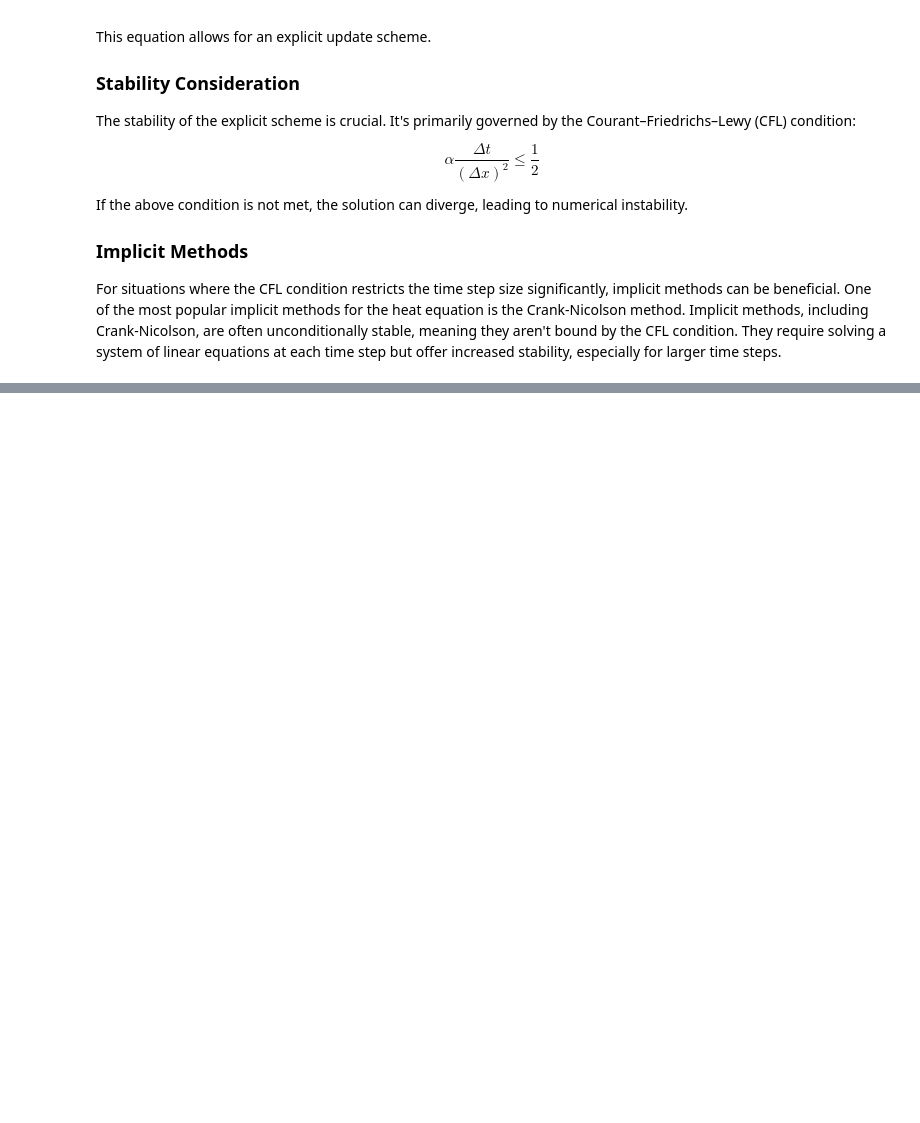
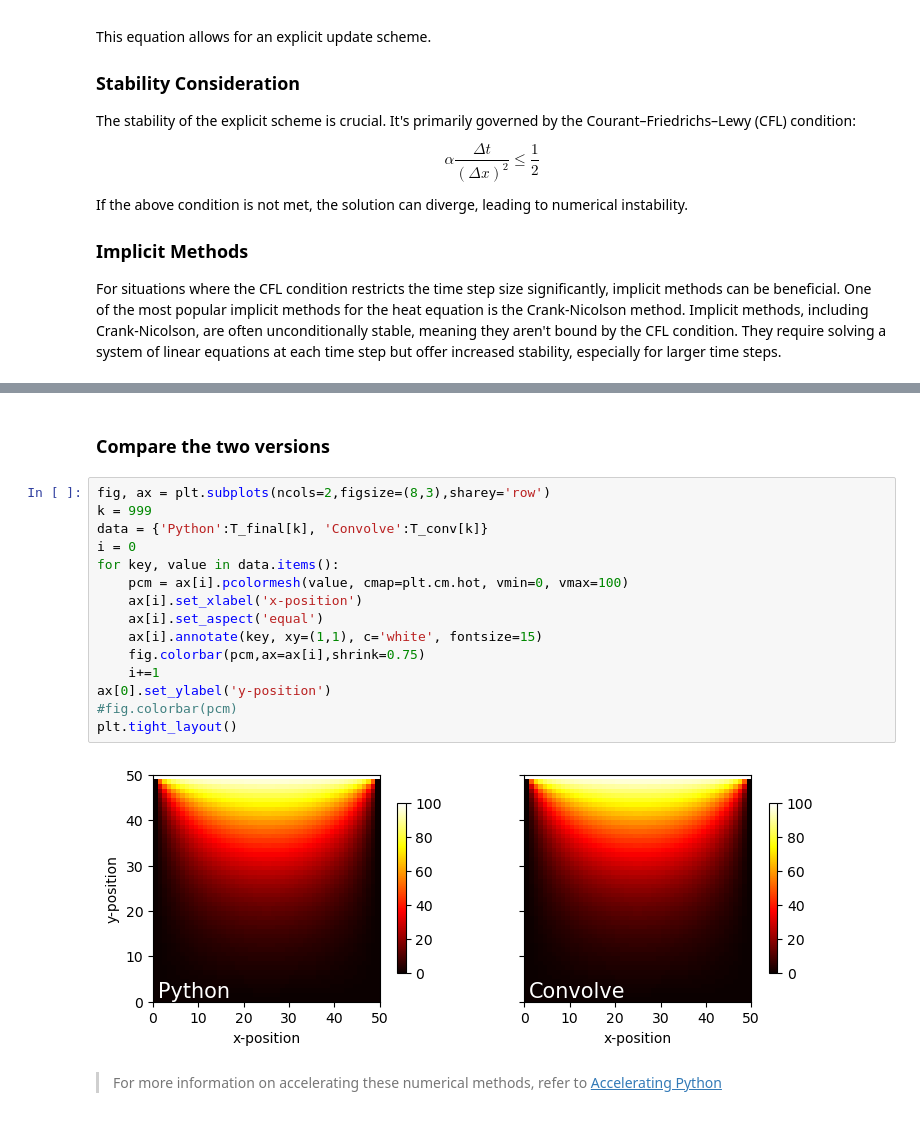
Before and after one commit to kks32-courses/sciml, a Jupyter notebook: _sources/lectures/04-pde-fdm/04-pde-fdm.ipynb, the cells around one changed output, grey strips where cells are left out. Cells and saved outputs as stored; diff of their text form; blank space fills up the shorter version.

```diff
--- a/_sources/lectures/04-pde-fdm/04-pde-fdm.ipynb
+++ b/_sources/lectures/04-pde-fdm/04-pde-fdm.ipynb
@@ -212,0 +410,21 @@ plt.show()
+# %% [markdown]
+### Compare the two versions
+# %%
+fig, ax = plt.subplots(ncols=2,figsize=(8,3),sharey='row')
+k = 999
+data = {'Python':T_final[k], 'Convolve':T_conv[k]}
+i = 0
+for key, value in data.items():
+    pcm = ax[i].pcolormesh(value, cmap=plt.cm.hot, vmin=0, vmax=100)
+    ax[i].set_xlabel('x-position')
+    ax[i].set_aspect('equal')
+    ax[i].annotate(key, xy=(1,1), c='white', fontsize=15)
+    fig.colorbar(pcm,ax=ax[i],shrink=0.75)
+    i+=1
+ax[0].set_ylabel('y-position')
+#fig.colorbar(pcm)
+plt.tight_layout()
+# %% [output]
+[figure, added]
+# %% [markdown]
+> For more information on accelerating these numerical methods, refer to [Accelerating Python](https://kks32-courses.github.io/accelerating-python/README.html)
```
Also changed, not shown: parts of 17 cells of this notebook, 9 other files.
